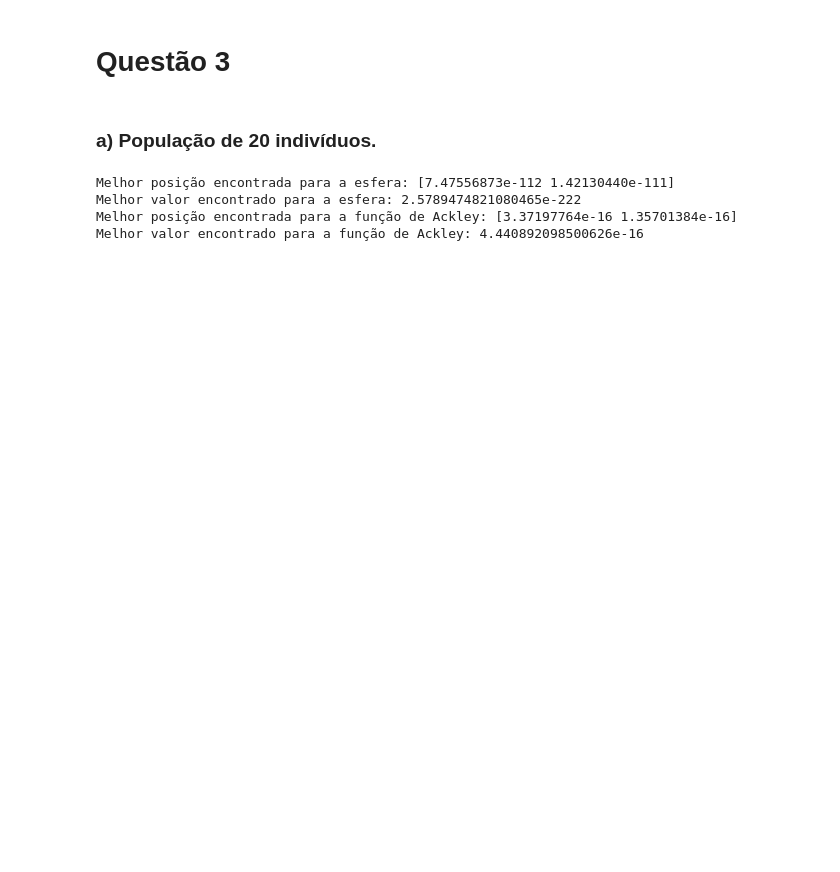
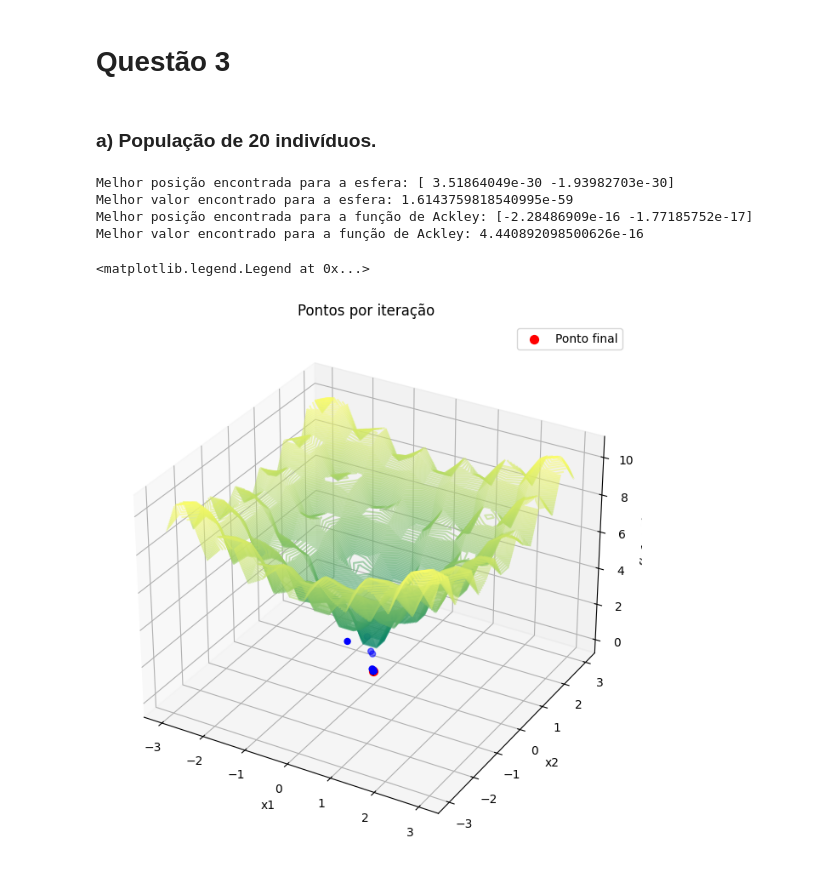
Before and after one commit to ricardoamachado/ENGA74, a Jupyter notebook: Atividade3/atividade3.ipynb, the cells around one changed output. Cells and saved outputs as stored; diff of their text form; code cells hidden in the pictures; blank space fills up the shorter version.

```diff
--- a/Atividade3/atividade3.ipynb
+++ b/Atividade3/atividade3.ipynb
@@ -279,18 +300,51 @@ def particle_swarm(y, num_particles, cognitive_constant, social_constant, inerti
                 global_best_position = particles[n].copy()
         best_positions.append(global_best_position.copy())
         best_values.append(global_best_value)
-    return global_best_position, global_best_value, best_positions, best_values
+    return best_positions, best_values, global_best_position, global_best_value
 # %% [markdown]
 ### a) População de 20 indivíduos.
 # %%
-pontos_pso_esfera = particle_swarm(esfera, num_particles=20, cognitive_constant=1.5, social_constant=1.5, inertia_weight=0.5, num_iterations=1000)
-pontos_pso_ackley = particle_swarm(ackley, num_particles=20, cognitive_constant=1.5, social_constant=1.5, inertia_weight=0.5, num_iterations=1000)
-print(f"Melhor posição encontrada para a esfera: {pontos_pso_esfera[0]}")
-print(f"Melhor valor encontrado para a esfera: {pontos_pso_esfera[1]}")
-print(f"Melhor posição encontrada para a função de Ackley: {pontos_pso_ackley[0]}")
-print(f"Melhor valor encontrado para a função de Ackley: {pontos_pso_ackley[1]}")
+pontos_pso_esfera = particle_swarm(esfera, num_particles=20, cognitive_constant=1.5, social_constant=1.5, inertia_weight=0.5, num_iterations=N)
+pontos_pso_ackley = particle_swarm(ackley, num_particles=20, cognitive_constant=1.5, social_constant=1.5, inertia_weight=0.5, num_iterations=N)
+print(f"Melhor posição encontrada para a esfera: {pontos_pso_esfera[2]}")
+print(f"Melhor valor encontrado para a esfera: {pontos_pso_esfera[3]}")
+print(f"Melhor posição encontrada para a função de Ackley: {pontos_pso_ackley[2]}")
+print(f"Melhor valor encontrado para a função de Ackley: {pontos_pso_ackley[3]}")
 # %% [output]
-Melhor posição encontrada para a esfera: [7.47556873e-112 1.42130440e-111]
-Melhor valor encontrado para a esfera: 2.5789474821080465e-222
-Melhor posição encontrada para a função de Ackley: [3.37197764e-16 1.35701384e-16]
+Melhor posição encontrada para a esfera: [ 3.51864049e-30 -1.93982703e-30]
+Melhor valor encontrado para a esfera: 1.6143759818540995e-59
+Melhor posição encontrada para a função de Ackley: [-2.28486909e-16 -1.77185752e-17]
 Melhor valor encontrado para a função de Ackley: 4.440892098500626e-16
+# %%
+fig = plt.figure(figsize=(12, 8))  # Aumentar o tamanho do plot
+ax = fig.add_subplot(111, projection="3d")
+# Alterar a ordem de plotagem para que os pontos fiquem na frente da superfície
+ax.contour3D(
+    X2, Y2, Z2, 150, cmap="summer", alpha=0.5
+)  # Tornar a superfície semitransparente
+ax.set_title("Pontos por iteração")
+ax.set_xlabel("x1")
+ax.set_ylabel("x2")
+ax.set_zlabel("f(x1, x2)")
+ax.scatter3D(
+    [p[0] for p in pontos_pso_ackley[0]],
+    [p[1] for p in pontos_pso_ackley[0]],
+    pontos_pso_ackley[1],
+    color="blue",
+    s=25,
+)
+# Destacar o ponto final em vermelho
+final_point = pontos_pso_ackley[2]
+final_value = pontos_pso_ackley[3]
+ax.scatter3D(
+    final_point[0],
+    final_point[1],
+    final_value,
+    color="red",
+    s=50,
+    label="Ponto final"
+)
+ax.legend()
+# %% [output]
+<matplotlib.legend.Legend at 0x...>
+[figure, added]
```
Also changed, not shown: parts of 8 cells of this notebook.
